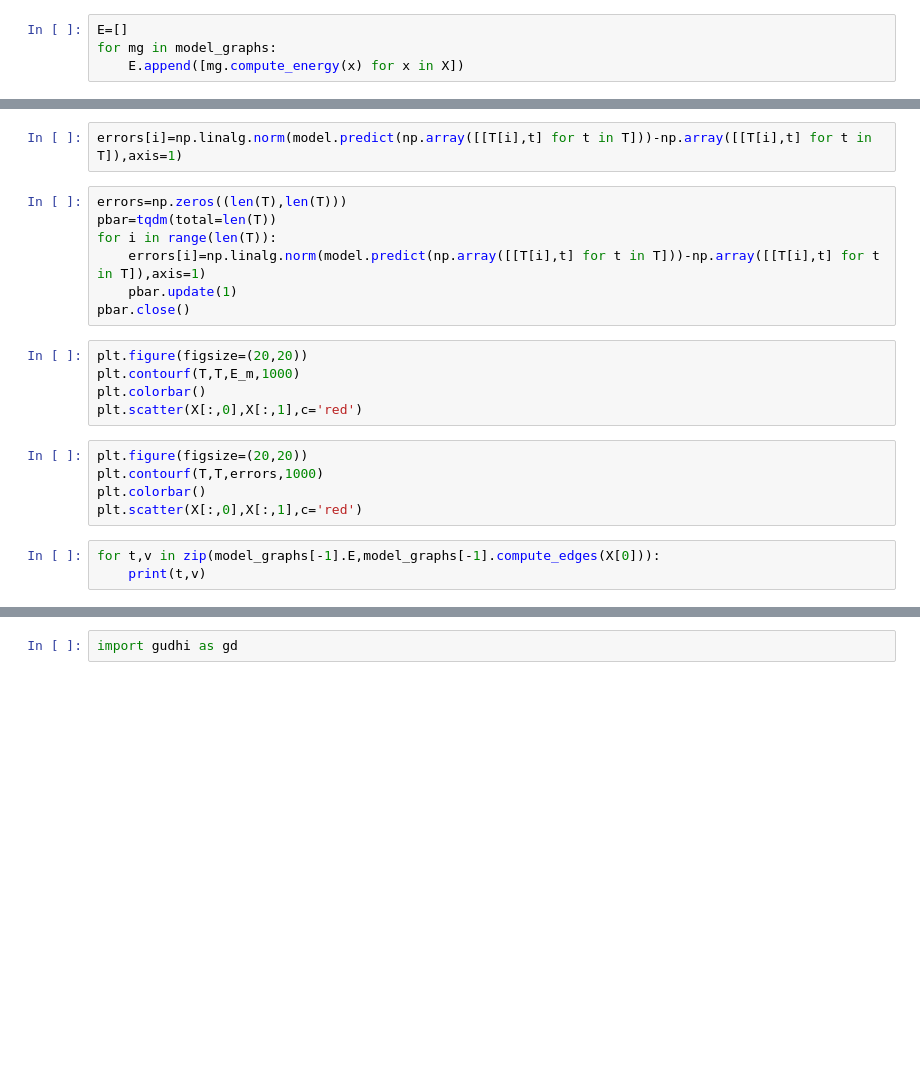
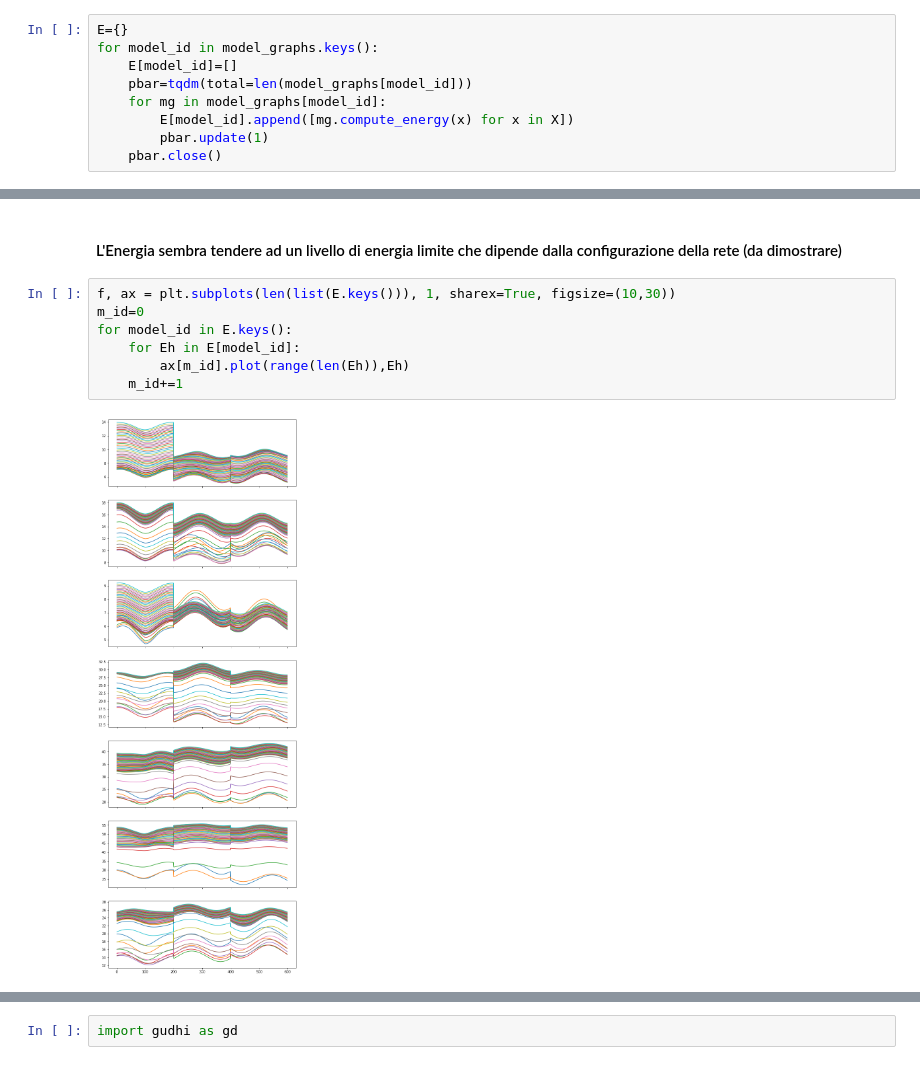
Before and after one commit to rlc-ai/phd, a Jupyter notebook: code/Encoder.ipynb, the cells around one changed output, grey strips where cells are left out. Drawn from its saved outputs; the diff is of its cells as text; blank space fills up the shorter version.

```diff
--- a/code/Encoder.ipynb
+++ b/code/Encoder.ipynb
@@ -126,4 +101,9 @@ plt.plot(range(len(t_h)-2000),t_h[2000:])
 # %%
-E=[]
-for mg in model_graphs:
-    E.append([mg.compute_energy(x) for x in X])
+E={}
+for model_id in model_graphs.keys():
+    E[model_id]=[]
+    pbar=tqdm(total=len(model_graphs[model_id]))
+    for mg in model_graphs[model_id]:
+        E[model_id].append([mg.compute_energy(x) for x in X])
+        pbar.update(1)
+    pbar.close()
@@ -185,22 +110,11 @@ i=0
-# %%
-errors[i]=np.linalg.norm(model.predict(np.array([[T[i],t] for t in T]))-np.array([[T[i],t] for t in T]),axis=1)
-# %%
-errors=np.zeros((len(T),len(T)))
-pbar=tqdm(total=len(T))
-for i in range(len(T)):
-    errors[i]=np.linalg.norm(model.predict(np.array([[T[i],t] for t in T]))-np.array([[T[i],t] for t in T]),axis=1)
-    pbar.update(1)
-pbar.close()
-# %%
-plt.figure(figsize=(20,20))
-plt.contourf(T,T,E_m,1000)
-plt.colorbar()
-plt.scatter(X[:,0],X[:,1],c='red')
-# %%
-plt.figure(figsize=(20,20))
-plt.contourf(T,T,errors,1000)
-plt.colorbar()
-plt.scatter(X[:,0],X[:,1],c='red')
-# %%
-for t,v in zip(model_graphs[-1].E,model_graphs[-1].compute_edges(X[0])):
-    print(t,v)
+# %% [markdown]
+#### L'Energia sembra tendere ad un livello di energia limite che dipende dalla configurazione della rete (da dimostrare)
+# %%
+f, ax = plt.subplots(len(list(E.keys())), 1, sharex=True, figsize=(10,30))
+m_id=0
+for model_id in E.keys():
+    for Eh in E[model_id]:
+        ax[m_id].plot(range(len(Eh)),Eh)
+    m_id+=1
+# %% [output]
+[figure, added]
```
Also changed, not shown: parts of 64 cells of this notebook, 3 other files.
